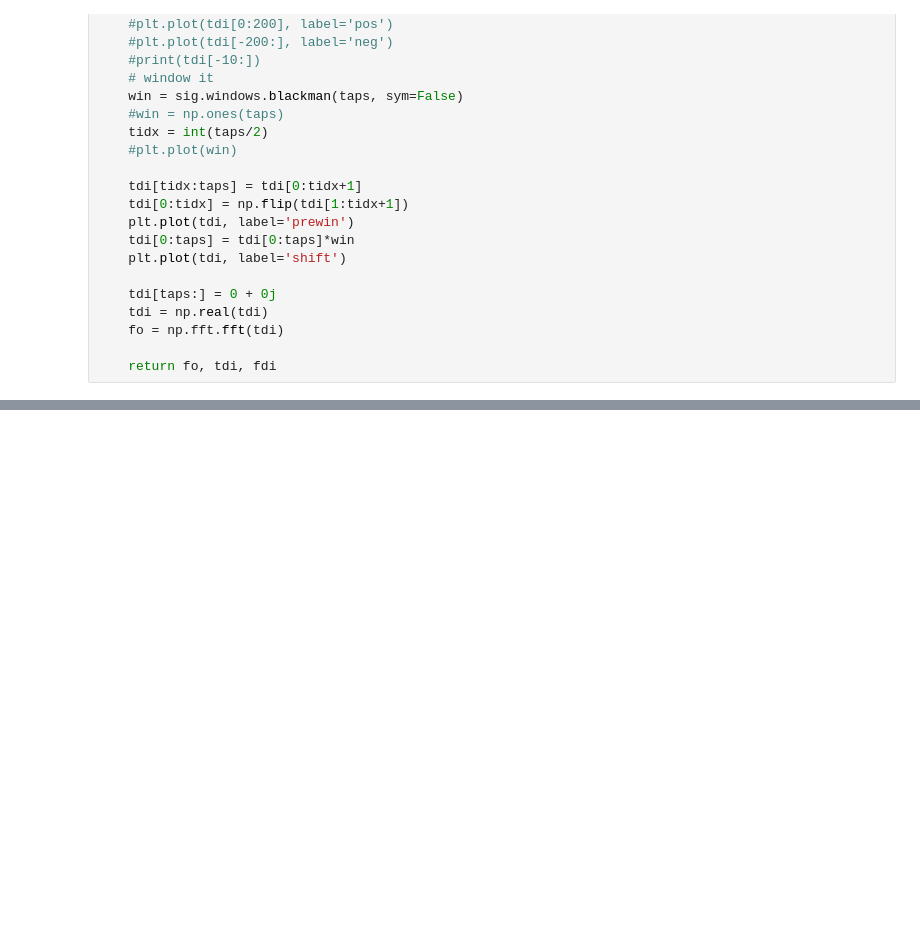
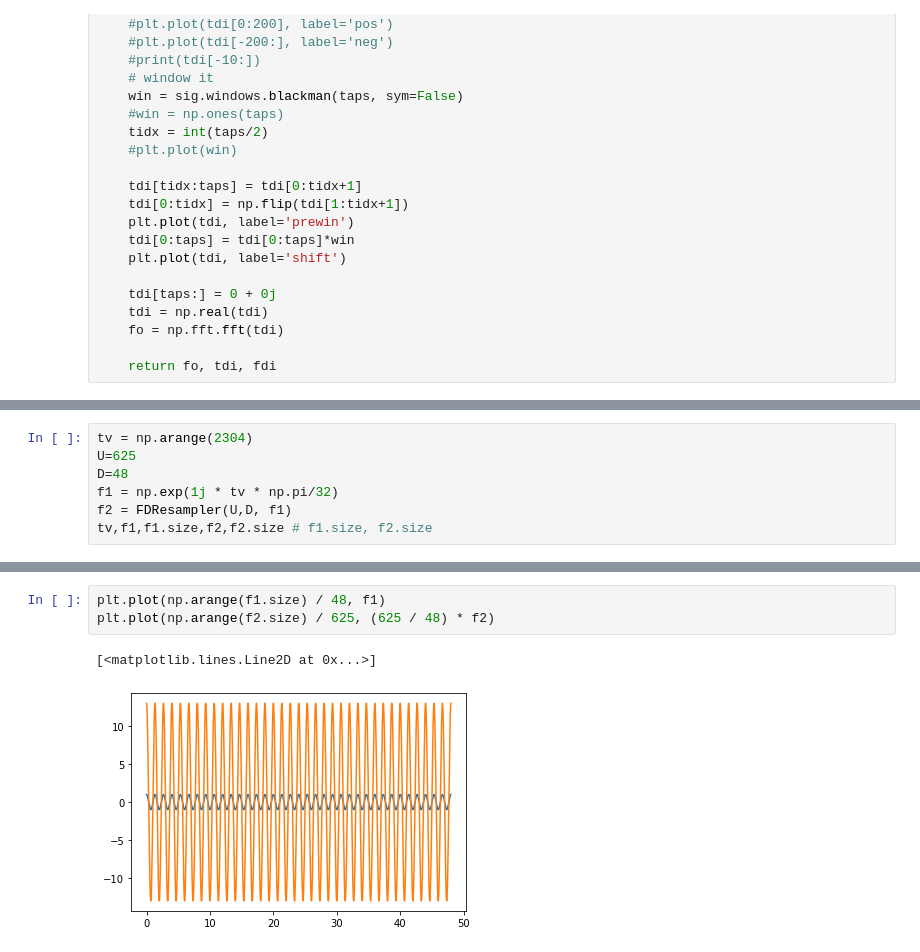
Before and after one commit to kb1vc/SoDaRadio, a Jupyter notebook: jupyter/ReSampler.ipynb, the cells around one changed output, grey strips where cells are left out. Saved outputs shown, nothing was run; the diff lists cells and outputs as text; blank space fills up the shorter version.

```diff
--- a/jupyter/ReSampler.ipynb
+++ b/jupyter/ReSampler.ipynb
@@ -239,0 +184,7 @@ math.factor(32000)
+# %%
+tv = np.arange(2304)
+U=625
+D=48
+f1 = np.exp(1j * tv * np.pi/32)
+f2 = FDResampler(U,D, f1)
+tv,f1,f1.size,f2,f2.size # f1.size, f2.size
@@ -239,0 +202,6 @@ math.factor(32000)
+# %%
+plt.plot(np.arange(f1.size) / 48, f1)
+plt.plot(np.arange(f2.size) / 625, (625 / 48) * f2)
+# %% [output]
+[<matplotlib.lines.Line2D at 0x...>]
+[figure, added]
```
Also changed, not shown: parts of 34 cells of this notebook, 10 other files.
